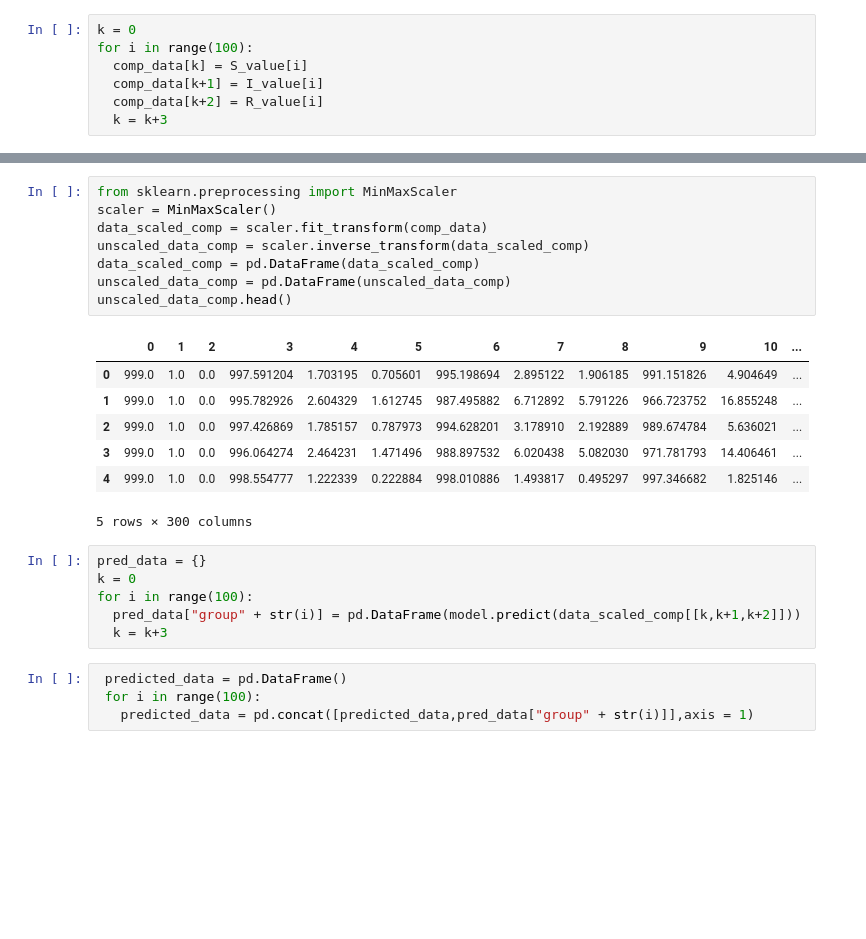
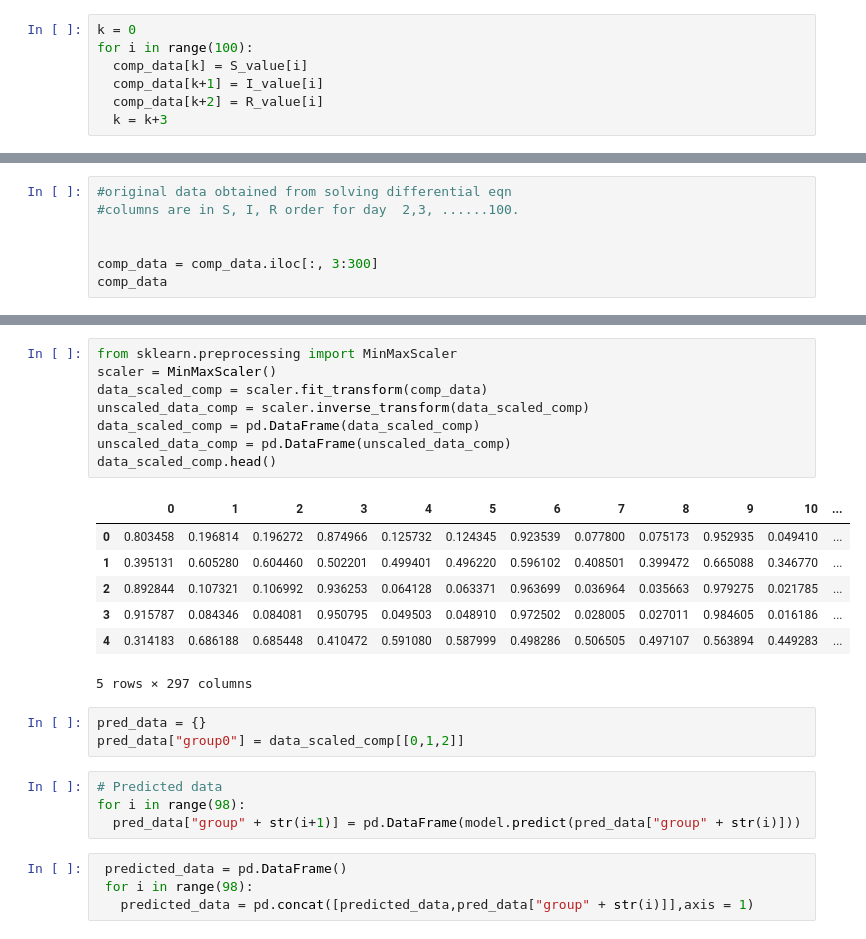
Before and after one commit to dharma610/Neural-network-model-for-compartmenral-model-SIR-and-SEIR-, a Jupyter notebook: part5.ipynb, the cells around one changed output, grey strips where cells are left out. Cells and saved outputs as stored; diff of their text form; blank space fills up the shorter version.

```diff
--- a/part5.ipynb
+++ b/part5.ipynb
@@ -315,0 +300,7 @@ comp_data
+# %%
+#original data obtained from solving differential eqn
+#columns are in S, I, R order for day  2,3, ......100.
+
+
+comp_data = comp_data.iloc[:, 3:300]
+comp_data
@@ -316,28 +321,29 @@ comp_data
 # %%
 from sklearn.preprocessing import MinMaxScaler
 scaler = MinMaxScaler()
 data_scaled_comp = scaler.fit_transform(comp_data)
 unscaled_data_comp = scaler.inverse_transform(data_scaled_comp)
 data_scaled_comp = pd.DataFrame(data_scaled_comp)
 unscaled_data_comp = pd.DataFrame(unscaled_data_comp)
-unscaled_data_comp.head()
+data_scaled_comp.head()
 # %% [output]
 |  | 0 | 1 | 2 | 3 | 4 | 5 | 6 | 7 | 8 | 9 | 10 | ... |
-| 0 | 999.0 | 1.0 | 0.0 | 997.591204 | 1.703195 | 0.705601 | 995.198694 | 2.895122 | 1.906185 | 991.151826 | 4.904649 | ... |
-| 1 | 999.0 | 1.0 | 0.0 | 995.782926 | 2.604329 | 1.612745 | 987.495882 | 6.712892 | 5.791226 | 966.723752 | 16.855248 | ... |
-| 2 | 999.0 | 1.0 | 0.0 | 997.426869 | 1.785157 | 0.787973 | 994.628201 | 3.178910 | 2.192889 | 989.674784 | 5.636021 | ... |
-| 3 | 999.0 | 1.0 | 0.0 | 996.064274 | 2.464231 | 1.471496 | 988.897532 | 6.020438 | 5.082030 | 971.781793 | 14.406461 | ... |
-| 4 | 999.0 | 1.0 | 0.0 | 998.554777 | 1.222339 | 0.222884 | 998.010886 | 1.493817 | 0.495297 | 997.346682 | 1.825146 | ... |
+| 0 | 0.803458 | 0.196814 | 0.196272 | 0.874966 | 0.125732 | 0.124345 | 0.923539 | 0.077800 | 0.075173 | 0.952935 | 0.049410 | ... |
+| 1 | 0.395131 | 0.605280 | 0.604460 | 0.502201 | 0.499401 | 0.496220 | 0.596102 | 0.408501 | 0.399472 | 0.665088 | 0.346770 | ... |
+| 2 | 0.892844 | 0.107321 | 0.106992 | 0.936253 | 0.064128 | 0.063371 | 0.963699 | 0.036964 | 0.035663 | 0.979275 | 0.021785 | ... |
+| 3 | 0.915787 | 0.084346 | 0.084081 | 0.950795 | 0.049503 | 0.048910 | 0.972502 | 0.028005 | 0.027011 | 0.984605 | 0.016186 | ... |
+| 4 | 0.314183 | 0.686188 | 0.685448 | 0.410472 | 0.591080 | 0.587999 | 0.498286 | 0.506505 | 0.497107 | 0.563894 | 0.449283 | ... |
-5 rows × 300 columns
+5 rows × 297 columns
+# %%
+pred_data = {}
+pred_data["group0"] = data_scaled_comp[[0,1,2]]
 # %%
-pred_data = {}
-k = 0
-for i in range(100):
-  pred_data["group" + str(i)] = pd.DataFrame(model.predict(data_scaled_comp[[k,k+1,k+2]]))
-  k = k+3
+# Predicted data
+for i in range(98):
+  pred_data["group" + str(i+1)] = pd.DataFrame(model.predict(pred_data["group" + str(i)]))
 # %%
  predicted_data = pd.DataFrame()
- for i in range(100):
+ for i in range(98):
    predicted_data = pd.concat([predicted_data,pred_data["group" + str(i)]],axis = 1)
 # %%
 predicted_data
```
Also changed, not shown: parts of 22 cells of this notebook.
